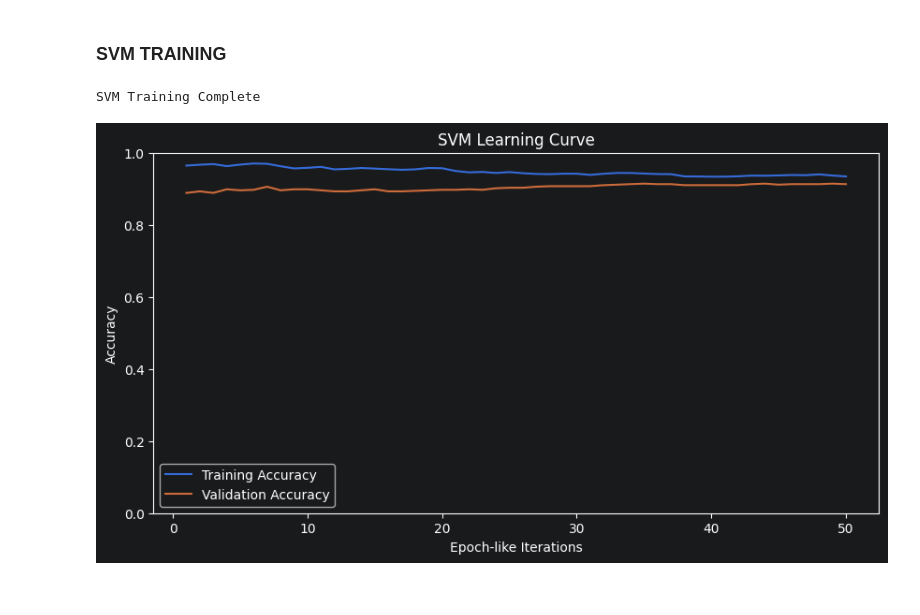
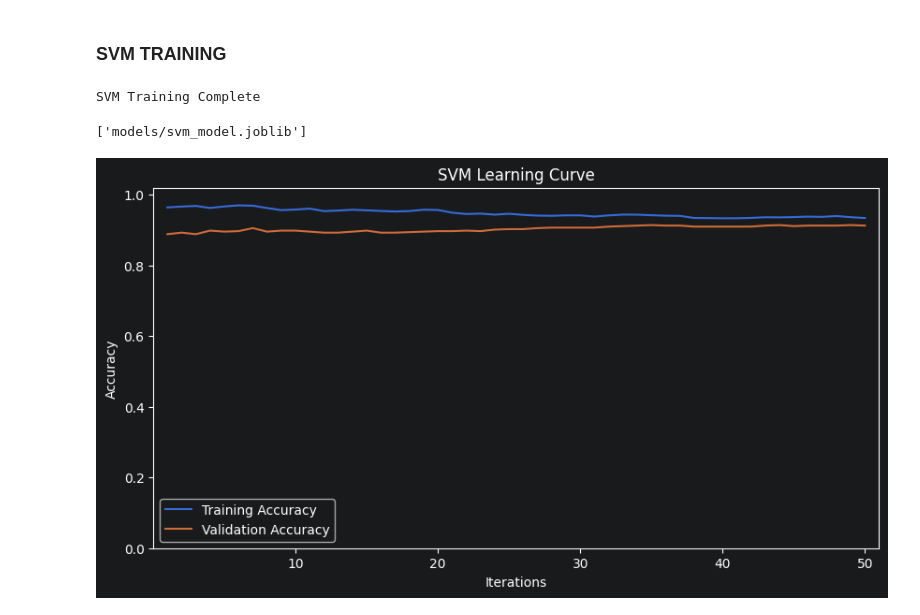
Before and after one commit to Raag-ops/LEAPFROG-ASSIGNMENT-1, a Jupyter notebook: classificationBook.ipynb, the cells around one changed output. Drawn from its saved outputs; the diff is of its cells as text; code cells hidden in the pictures.

Commit message:
Saving images for documentation and models for eval

```diff
--- a/classificationBook.ipynb
+++ b/classificationBook.ipynb
@@ -369,35 +388,40 @@ svm_val_acc = np.mean(
 )
 
 print("SVM Training Complete")
+
+joblib.dump(svm_model, os.path.join(MODEL_PATH, "svm_model.joblib"))
 # %% [output]
 SVM Training Complete
+['models/svm_model.joblib']
 # %%
 plt.figure(figsize=(10, 5))
 
 sns.lineplot(
     x=range(1, len(svm_train_acc) + 1),
     y=svm_train_acc,
     label="Training Accuracy"
 )
 
 sns.lineplot(
     x=range(1, len(svm_val_acc) + 1),
     y=svm_val_acc,
     label="Validation Accuracy"
 )
 
 plt.title("SVM Learning Curve")
 
-plt.xlabel("Epoch-like Iterations")
+plt.xlabel("Iterations")
 
 plt.ylabel("Accuracy")
 
 plt.ylim(0, 1.02)
 
 plt.margins(x=0.02)
 
 plt.legend()
 
+plt.savefig(os.path.join(IMAGE_PATH, "svm_learning_curve.png"), dpi=300, bbox_inches="tight")
+
 plt.show()
 # %% [output]
-[figure, old version]
+[figure, new version]
```
Also changed, not shown: parts of 7 cells of this notebook, 8 other files.
